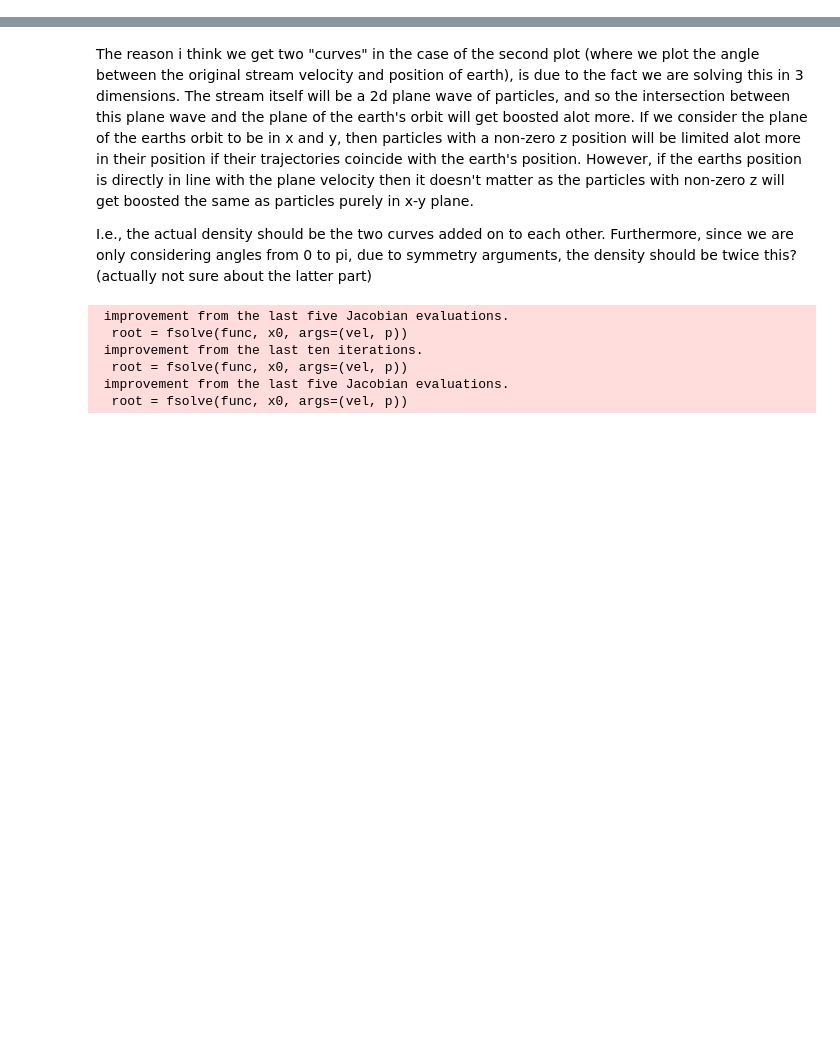
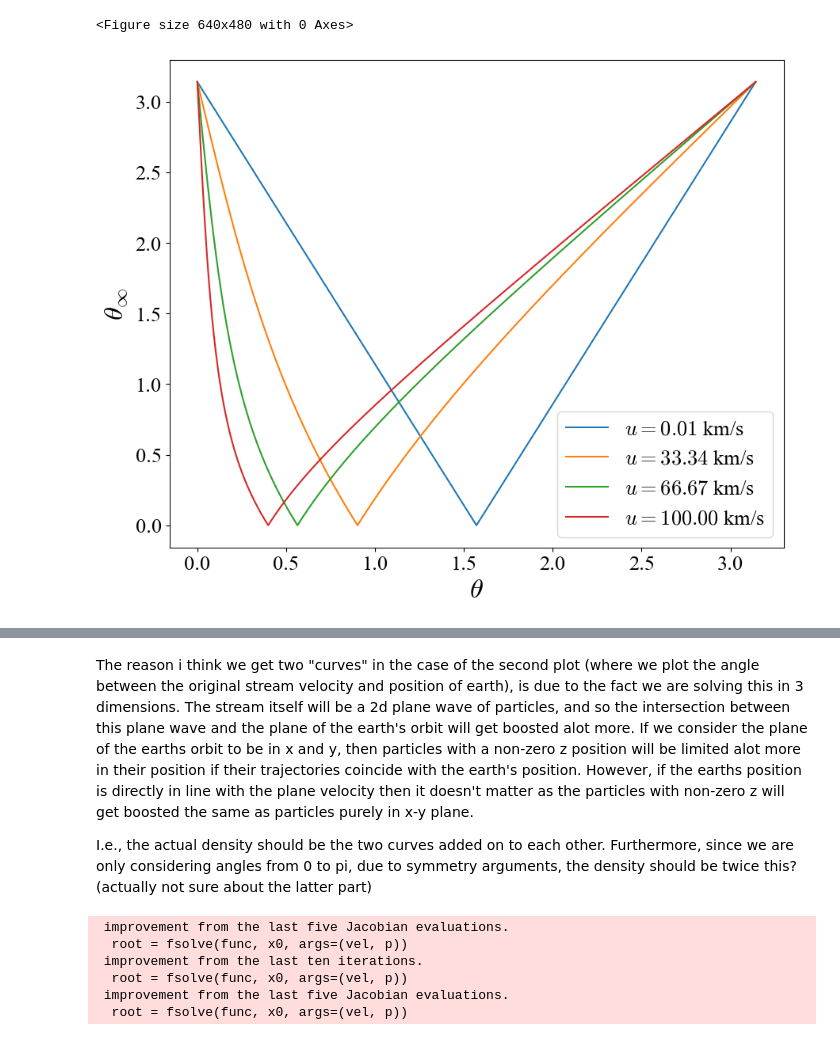
Before and after one commit to shauryagarg145/dark-matter-waves, a Jupyter notebook: jacobian.ipynb, the cells around one changed output, grey strips where cells are left out. Cells and saved outputs as stored; diff of their text form; code cells hidden in the pictures; blank space fills up the shorter version.

```diff
--- a/jacobian.ipynb
+++ b/jacobian.ipynb
@@ -119,0 +172,65 @@ Text(0, 0.5, '1/J(v)')
+# %%
+def jacobian_closed_form(v, Phi, theta):
+    """The derived closed-form result: |dv_infty/dv| = 1 - (Phi/D)^2."""
+    #v = np.asarray(v, dtype=float)
+    v2 = v * v #np.sum(v * v, axis = 1) #np.dot(v, v)
+    u = np.sqrt(v2 - 2*Phi)
+    vdotr = v * np.cos(theta) #np.dot(v, rhat)
+    D = u**2 + Phi - u*vdotr
+    return np.abs(1 - (Phi/D)**2)
+
+def v_inf(v, theta):
+    #r = np.array([-1/sqrt(2), 1/sqrt(2), 0])
+    d = np.sqrt(v*v + 2 * grav(r))
+
+    vhat = np.array([np.cos(theta), np.sin(theta), z_vel])
+    vhat = vhat / np.linalg.norm(vhat)
+
+    vi = d * d * v * vhat\
+        -  d * r / 1 * grav(r) \
+        - d * v * vhat * (v * np.cos(theta))
+
+    vi = vi / (d*d - grav(r) - d * v * np.cos(theta))
+
+    return vi
+
+Phi = -grav(1)
+
+us = np.linspace(0.01, 100, 4)
+plt.clf()
+plt.figure(figsize=(10,8))
+
+for spd in us:
+#spd = np.sqrt(Phi*2)
+    spd_loc = np.sqrt(2*Phi + spd*spd) #np.linspace(np.sqrt(2*Phi), 500, 1000)
+    z_vel = 0
+    r = np.array([1, 0, 0])
+
+    v_i = []
+    phi = np.linspace(0, np.pi, 5000)
+
+    for t in phi:
+        v_i.append(v_inf(spd_loc, t))
+
+    v_i = np.array(v_i)
+
+    v = np.column_stack([np.cos(phi), np.sin(phi), np.zeros_like(phi) + z_vel])
+    phi = np.sum(v * r, axis=1) / np.sqrt(np.sum(v*v, axis = 1))
+    phi = np.arccos(phi)
+
+
+    ang1 = np.sum(v_i * r, axis=1) / np.sqrt(np.sum(v_i*v_i, axis = 1))
+    ang = np.arccos(ang1)
+
+    plt.plot(phi, ang, label=f"$u = {spd:.2f}$ km/s")
+
+plt.xlabel("$\\theta$")
+plt.ylabel("$\\theta_\\infty$")
+
+plt.legend()
+
+plt.savefig("plots/incident_angle.png", bbox_inches ="tight", dpi=300)
+#jac = jacobian_closed_form(spd_loc, Phi, phi)
+# %% [output]
+<Figure size 640x480 with 0 Axes>
+[figure, added]
```
Also changed, not shown: parts of 7 cells of this notebook, 3 other files.
